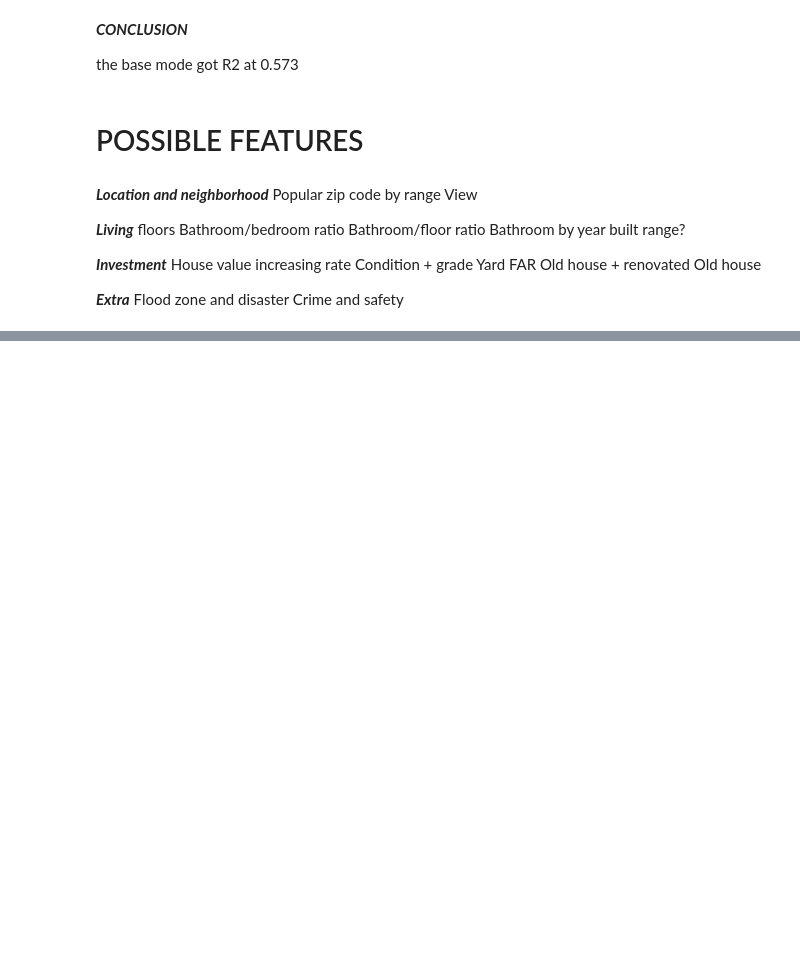
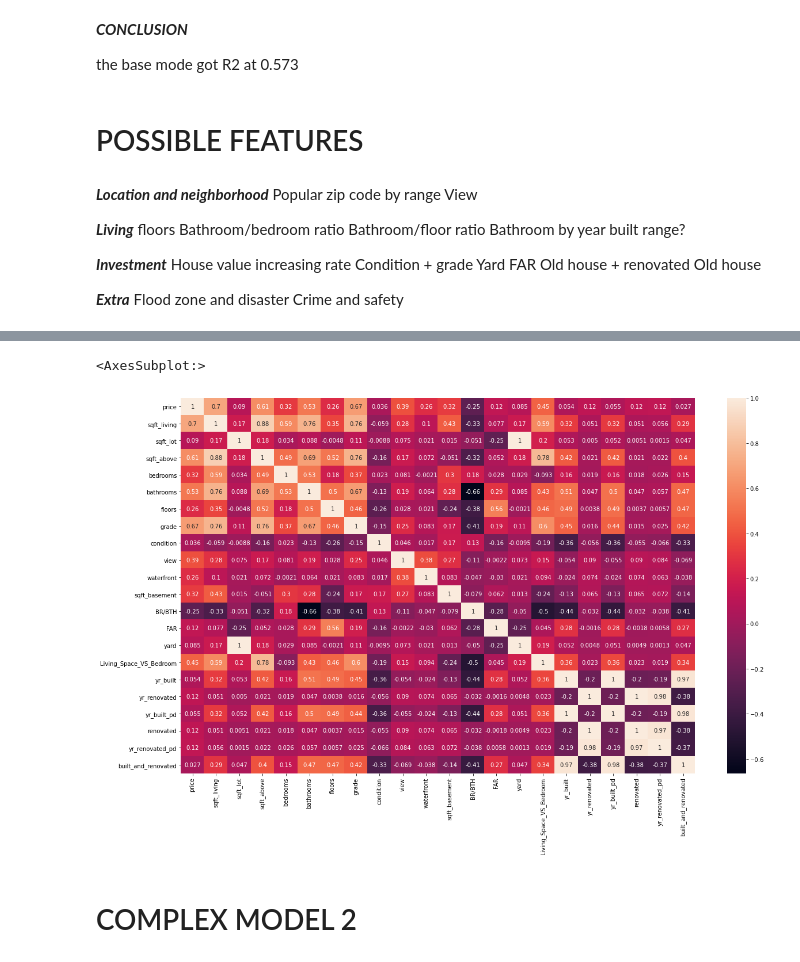
Before and after one commit to vivyhasadream/DS_P2_King-County-House-Sales-Predict, a Jupyter notebook: Han_3_Model.ipynb, the cells around one changed output, grey strips where cells are left out. Saved outputs shown, nothing was run; the diff lists cells and outputs as text; code cells hidden in the pictures; blank space fills up the shorter version.

Commit message:
first complex model

```diff
--- a/Han_3_Model.ipynb
+++ b/Han_3_Model.ipynb
@@ -120,0 +133,2 @@ Crime and safety
+# %%
+df_comp = pd.read_csv('data_han/df_for_model_1.csv')
@@ -120,0 +211,8 @@ Crime and safety
+# %%
+fig,ax = plt.subplots(figsize=(20,12))
+sns.heatmap(df_comp.corr(),annot=True,ax=ax)
+# %% [output]
+<AxesSubplot:>
+[figure, added]
+# %% [markdown]
+# COMPLEX MODEL 2
```
Also changed, not shown: parts of 8 cells of this notebook, 1 other file.
